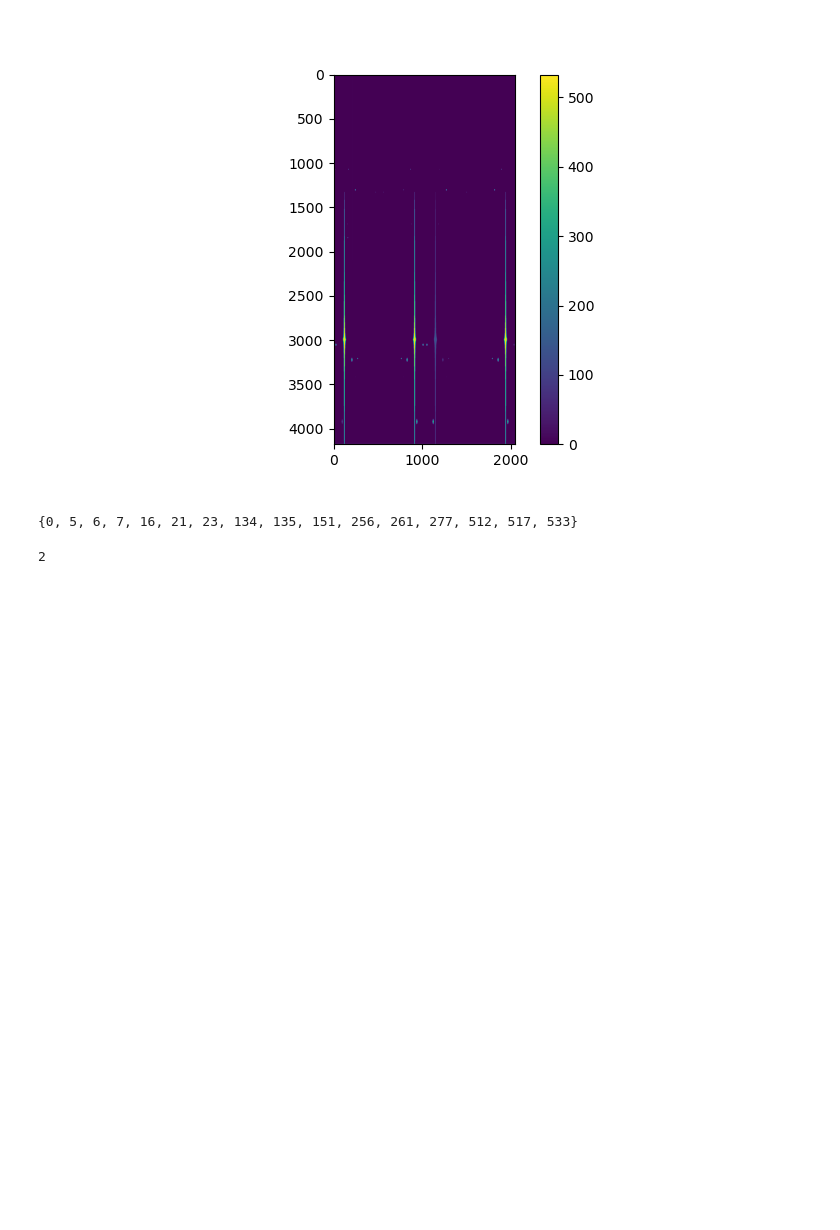
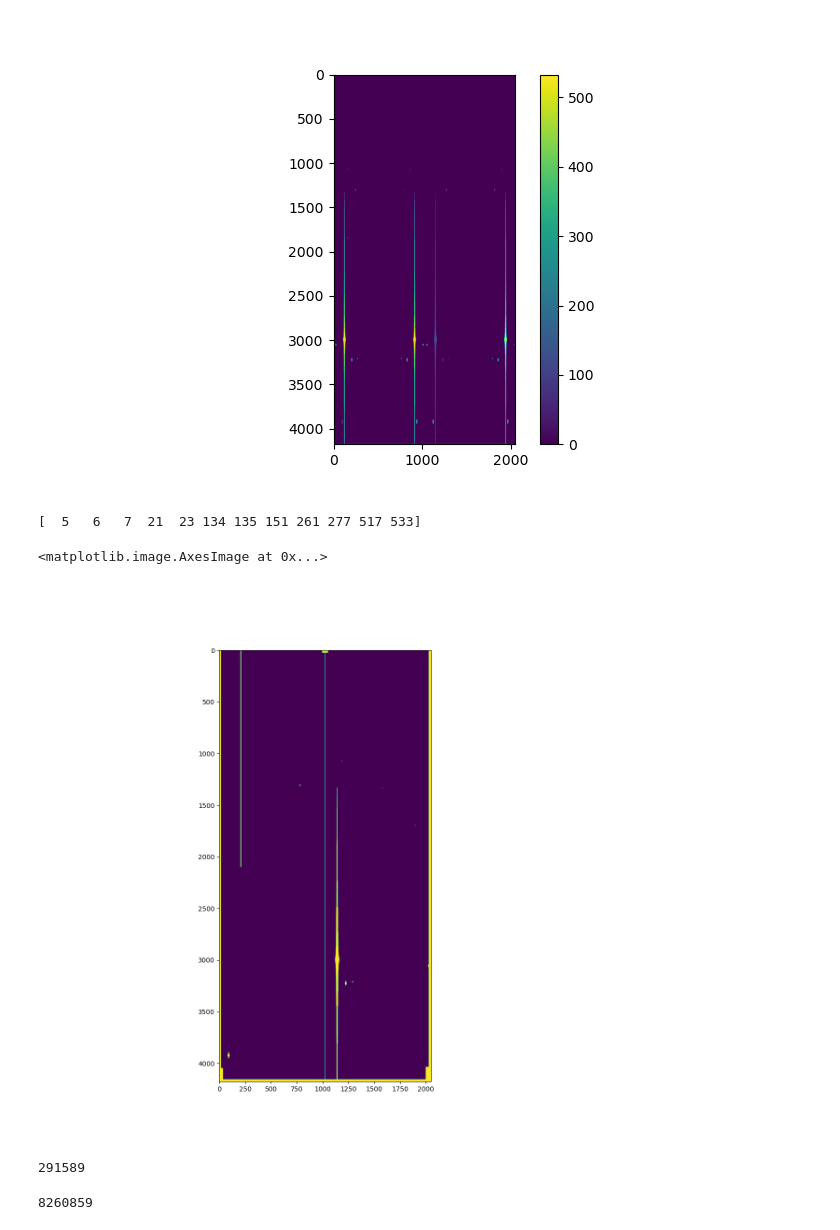
Before and after one commit to PFLeget/DM-43259, a Jupyter notebook: notebooks/Read_IO.ipynb, the cells around one changed output. Saved outputs shown, nothing was run; the diff lists cells and outputs as text; code cells hidden in the pictures; blank space fills up the shorter version.

```diff
--- a/Read_IO.ipynb
+++ b/notebooks/Read_IO.ipynb
@@ -39,7 +39,3 @@ plt.colorbar()
 # %% [output]
 <matplotlib.colorbar.Colorbar at 0x...>
 [figure]
-# %%
-set(mask.array.reshape(-1))
-# %% [output]
-{0, 5, 6, 7, 16, 21, 23, 134, 135, 151, 256, 261, 277, 512, 517, 533}
@@ -48,4 +42,25 @@ badPixelMask = mask.getPlaneBitMask("SAT")
-# %%
-badPixelMask
-# %% [output]
-2
+# %%
+mask_vals = np.unique(mask.array)
+includesInterp = (mask_vals & 2**mask.getMaskPlane('INTRP')).astype(bool)
+print(mask_vals[includesInterp])
+# %% [output]
+[  5   6   7  21  23 134 135 151 261 277 517 533]
+# %%
+bad_interp = np.zeros_like(mask.array)
+for val in mask_vals[includesInterp]:
+    bad_interp = (bad_interp + (mask.array == val).astype(int))
+bad_interp = bad_interp != 0
+# %%
+plt.figure(figsize=(12,12))
+plt.imshow(bad_interp.astype(int))
+# %% [output]
+<matplotlib.image.AxesImage at 0x...>
+[figure, added]
+# %%
+print(np.sum(bad_interp))
+# %% [output]
+291589
+# %%
+print(np.sum(~bad_interp))
+# %% [output]
+8260859
```
Also changed, not shown: parts of 1 cell of this notebook, 5 other files.
